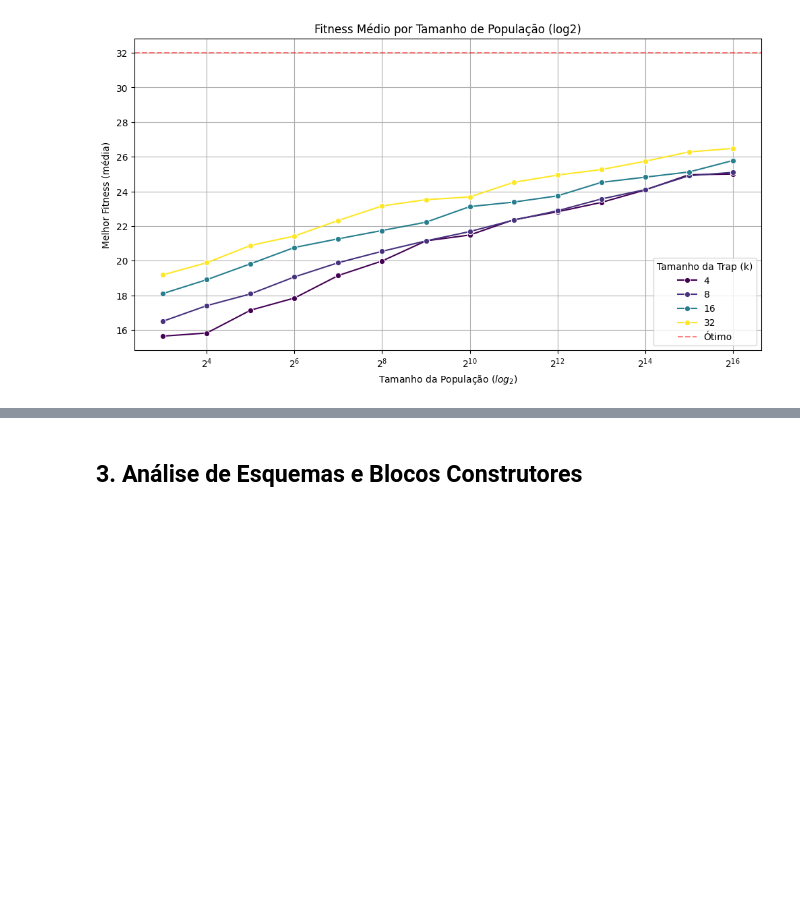
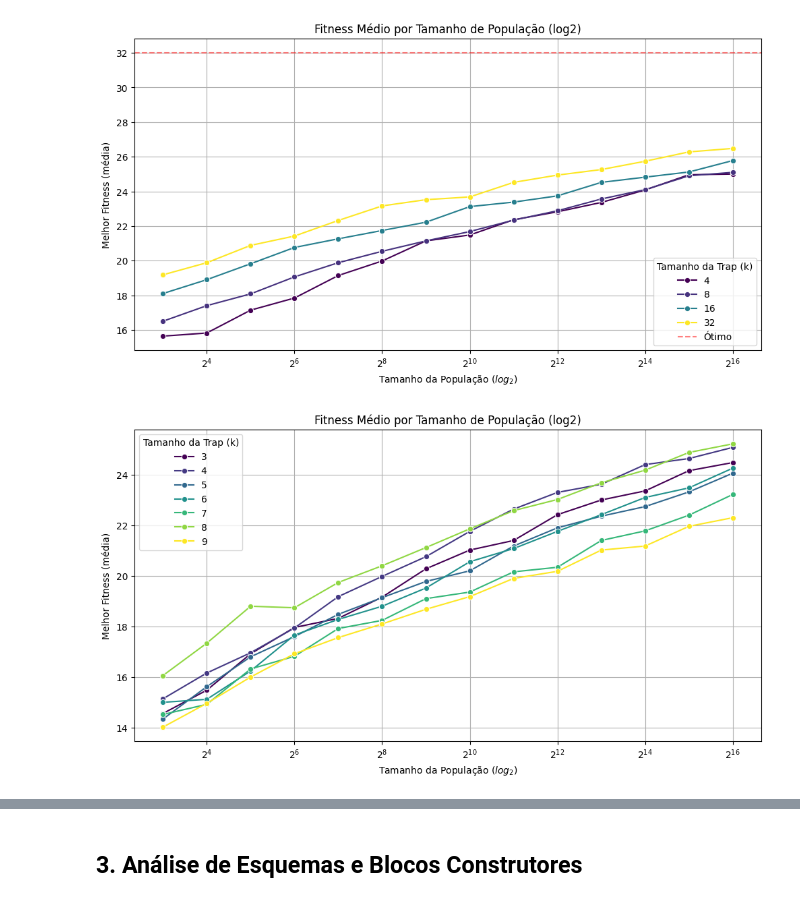
Before and after one commit to JunioCesarFerreira/studies-of-evolutionary-algorithms, a Jupyter notebook: nb/6-find-max-with-traps.ipynb, the cells around one changed output, grey strips where cells are left out. Drawn from its saved outputs; the diff is of its cells as text; code cells hidden in the pictures; blank space fills up the shorter version.

```diff
--- a/nb/6-find-max-with-traps.ipynb
+++ b/nb/6-find-max-with-traps.ipynb
@@ -530,3 +539,28 @@ Testando tamanhos de população: [8, 16, 32, 64, 128, 256, 512, 1024, 2048, 409
 Testando tamanhos de trap (k): [4, 8, 16, 32]
 Número de execuções por configuração: 50
 [figure]
+# %%
+NUM_RUNS = 50
+POP_SIZES = [2 ** i for i in range(3, 17)]
+TRAP_SIZES = [i for i in range(3, 10)]
+CHROMOSOME_SIZE = 32
+
+print("Iniciando experimento de algoritmos genéticos com funções trap")
+print(f"Testando tamanhos de população: {POP_SIZES}")
+print(f"Testando tamanhos de trap (k): {TRAP_SIZES}")
+print(f"Número de execuções por configuração: {NUM_RUNS}")
+
+results = run_experiment_random(NUM_RUNS, POP_SIZES, TRAP_SIZES, CHROMOSOME_SIZE)
+
+plt.figure(figsize=(12, 6))
+sns.lineplot(data=results, x='pop_size', y='best_fitness', hue='k', marker='o', palette='viridis')
+
+plt.xscale('log', base=2)
+plt.title('Fitness Médio por Tamanho de População (log2)')
+plt.xlabel('Tamanho da População ($log_2$)')
+plt.ylabel('Melhor Fitness (média)')
+plt.grid(True)
+plt.legend(title='Tamanho da Trap (k)')
+plt.show()
+# %% [output]
+[figure, added]
```
Also changed, not shown: parts of 19 cells of this notebook.
